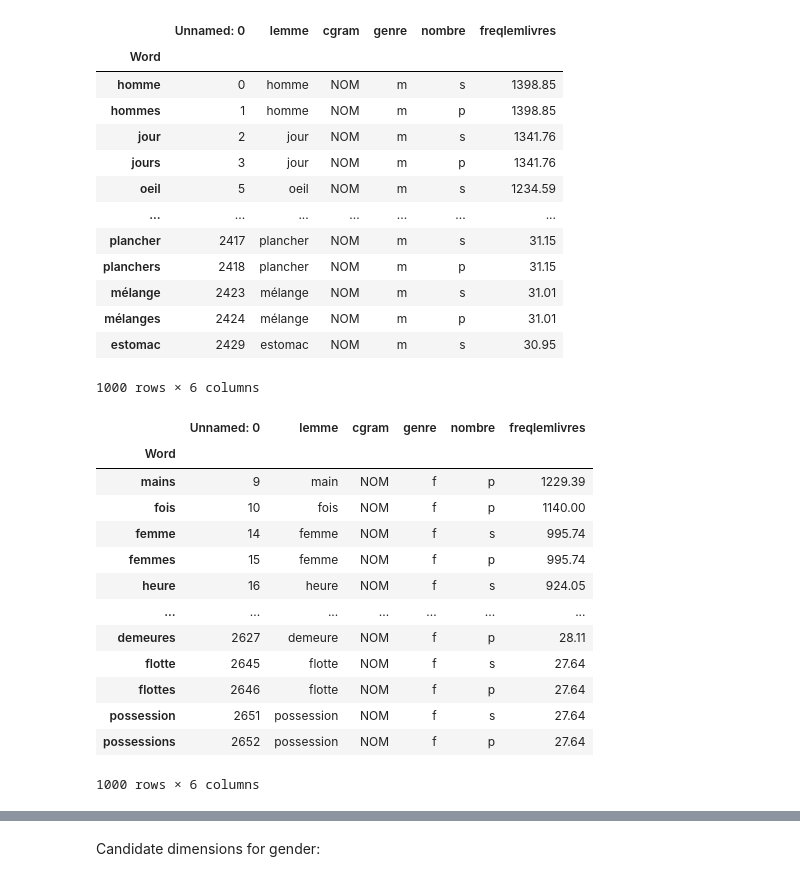
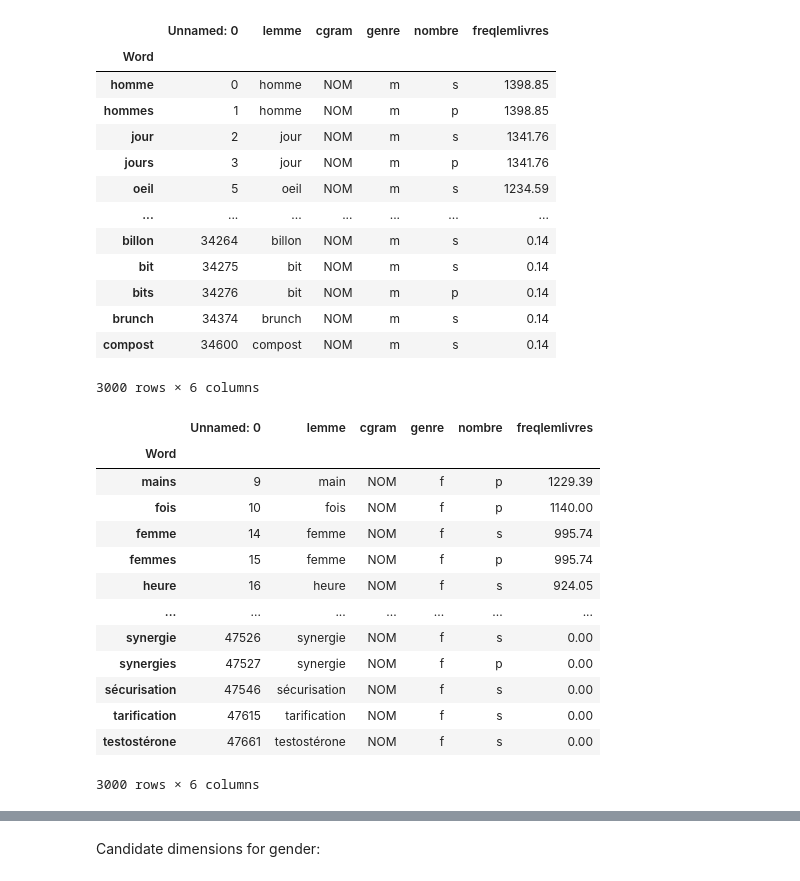
Before and after one commit to ClementineBleuze/WordEmbeddings, a Jupyter notebook: FlauBERT/retrieving-gender-information.ipynb, the cells around one changed output, grey strips where cells are left out. Drawn from its saved outputs; the diff is of its cells as text; code cells hidden in the pictures.

```diff
--- a/FlauBERT/retrieving-gender-information.ipynb
+++ b/FlauBERT/retrieving-gender-information.ipynb
@@ -24,6 +25,6 @@ top_freq_n
 # %%
-# Sample of 1000 masculine Nouns
-top_masc_n = top_freq_n[top_freq_n["genre"] == "m"][:1000]
+# Sample of 3000 masculine Nouns
+top_masc_n = top_freq_n[top_freq_n["genre"] == "m"][:3000]
 top_masc_n
 # %% [output]
 |  | Unnamed: 0 | lemme | cgram | genre | nombre | freqlemlivres |
@@ -34,31 +35,31 @@ top_masc_n
 | jours | 3 | jour | NOM | m | p | 1341.76 |
 | oeil | 5 | oeil | NOM | m | s | 1234.59 |
 | ... | ... | ... | ... | ... | ... | ... |
-| plancher | 2417 | plancher | NOM | m | s | 31.15 |
-| planchers | 2418 | plancher | NOM | m | p | 31.15 |
-| mélange | 2423 | mélange | NOM | m | s | 31.01 |
-| mélanges | 2424 | mélange | NOM | m | p | 31.01 |
-| estomac | 2429 | estomac | NOM | m | s | 30.95 |
+| billon | 34264 | billon | NOM | m | s | 0.14 |
+| bit | 34275 | bit | NOM | m | s | 0.14 |
+| bits | 34276 | bit | NOM | m | p | 0.14 |
+| brunch | 34374 | brunch | NOM | m | s | 0.14 |
+| compost | 34600 | compost | NOM | m | s | 0.14 |
-1000 rows × 6 columns
+3000 rows × 6 columns
 # %%
-# Sample of 1000 feminine nouns
-top_fem_n = top_freq_n[top_freq_n["genre"] == "f"][:1000]
+# Sample of 3000 feminine nouns
+top_fem_n = top_freq_n[top_freq_n["genre"] == "f"][:3000]
 top_fem_n
 # %% [output]
 |  | Unnamed: 0 | lemme | cgram | genre | nombre | freqlemlivres |
 | Word |  |  |  |  |  |  |
 | mains | 9 | main | NOM | f | p | 1229.39 |
 | fois | 10 | fois | NOM | f | p | 1140.00 |
 | femme | 14 | femme | NOM | f | s | 995.74 |
 | femmes | 15 | femme | NOM | f | p | 995.74 |
 | heure | 16 | heure | NOM | f | s | 924.05 |
 | ... | ... | ... | ... | ... | ... | ... |
-| demeures | 2627 | demeure | NOM | f | p | 28.11 |
-| flotte | 2645 | flotte | NOM | f | s | 27.64 |
-| flottes | 2646 | flotte | NOM | f | p | 27.64 |
-| possession | 2651 | possession | NOM | f | s | 27.64 |
-| possessions | 2652 | possession | NOM | f | p | 27.64 |
+| synergie | 47526 | synergie | NOM | f | s | 0.00 |
+| synergies | 47527 | synergie | NOM | f | p | 0.00 |
+| sécurisation | 47546 | sécurisation | NOM | f | s | 0.00 |
+| tarification | 47615 | tarification | NOM | f | s | 0.00 |
+| testostérone | 47661 | testostérone | NOM | f | s | 0.00 |
-1000 rows × 6 columns
+3000 rows × 6 columns
 # %%
 all_n_we = pd.read_csv('all_nouns_we.csv', index_col=0)
 masc_n_we = all_n_we.merge(top_masc_n, left_index=True, right_index=True)
```
Also changed, not shown: parts of 10 cells of this notebook, 3 other files.
